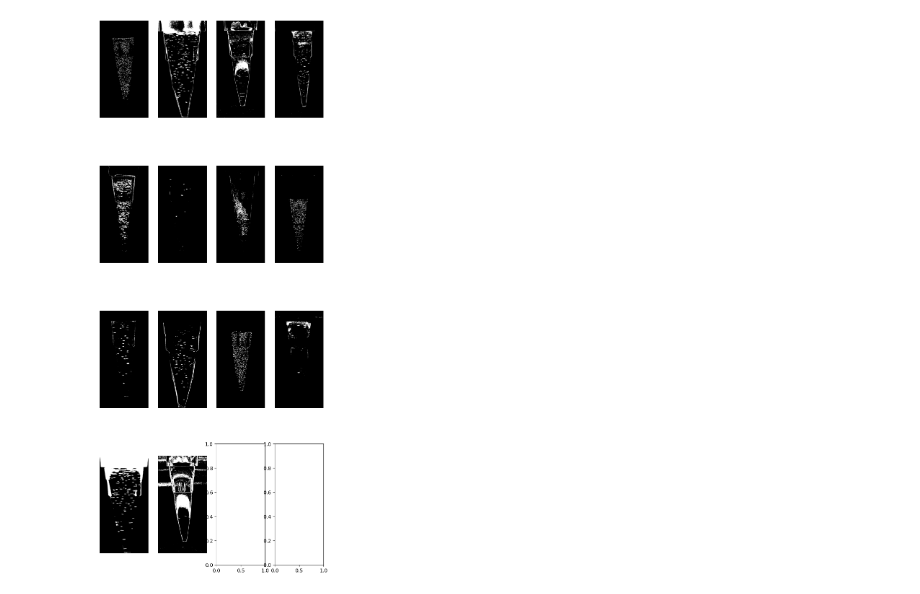
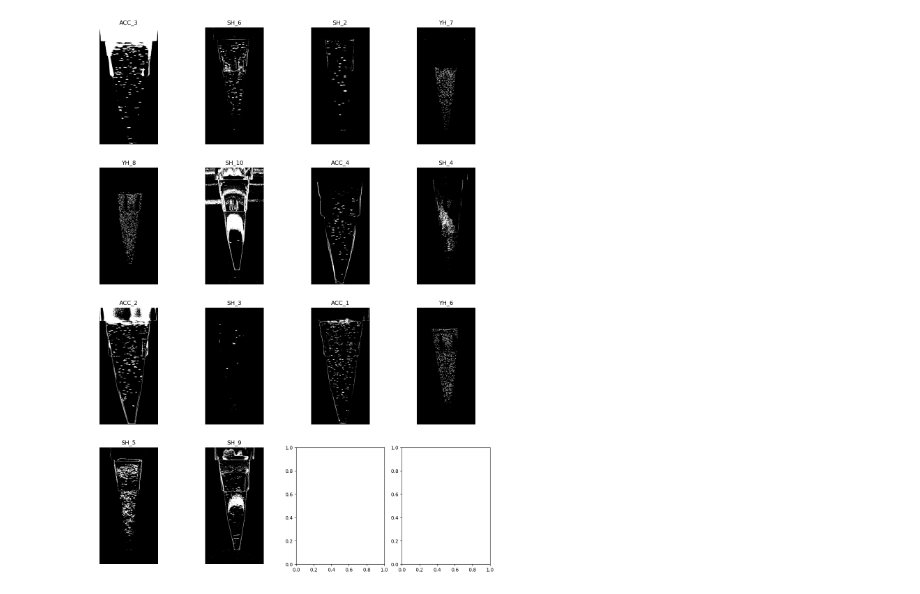
Before and after one commit to chrisdchan/gva_senior_design, a Jupyter notebook: image_processing/train-scc.ipynb, the cells around one changed output. Cells and saved outputs as stored; diff of their text form; code cells hidden in the pictures.

Commit message:
Fix softmax error in unet, update training loop

```diff
--- a/image_processing/train-scc.ipynb
+++ b/image_processing/train-scc.ipynb
@@ -3,8 +3,10 @@ from GvaDataset import GvaDataset
 from torch.utils.data import random_split, DataLoader
 import torchvision.transforms as transforms
 
+
 transform = transforms.Compose([
-    transforms.Resize((1024, 512))
+    transforms.Resize((1024, 512)),
+    transforms.RandomHorizontalFlip(p=0.5)
 ])
 
 images_path = "/projectnb/dunlop/chrisdc/gva_senior_design/image_processing/data/_Original"
@@ -40,30 +144,0 @@ ValueError: Using a target size (torch.Size([4, 1024, 512])) that is different t
-# %%
-import matplotlib.pyplot as plt
-
-with torch.no_grad():
-    fig, ax = plt.subplots(5, 3, figsize=(6, 18))
-    for i, data in enumerate(test_loader):
-        img, label, file = data
-        file = file[0]
-        img = img.to(device)
-        pred = model(img)
-        pred = pred > 0.5
-
-        img = img.to('cpu')
-        img = img.squeeze()
-        img = img.permute(1, 2, 0)
-
-        label = label.squeeze()
-
-        pred = pred.to('cpu')
-        pred = pred.squeeze()
-
-        ax[i, 0].imshow(img)
-        ax[i, 0].axis('off')
-        ax[i, 0].set_title(file + " image")
-        ax[i, 1].imshow(label, cmap='gray')
-        ax[i, 1].axis('off')
-        ax[i, 1].set_title(file + " ground truth")
-        ax[i, 2].imshow(pred, cmap='gray')
-        ax[i, 2].axis('off')
-        ax[i, 2].set_title(file + " prediction")
@@ -76,15 +233,16 @@ experiment.plot_loss()
 # %%
 import matplotlib.pyplot as plt
 
-fig, ax = plt.subplots(len(train_loader), 4, figsize=(8, 20))
+fig, ax = plt.subplots(len(train_loader), 4, figsize=(15, 20))
 for i, data in enumerate(train_loader):
-    images, labels, _ = data
+    images, labels, file = data
     for j in range(4):
         if images.shape[0] == j:
             break
         img = labels[j]
 
         ax[i, j].imshow(img, cmap='gray')
         ax[i, j].axis('off')
+        ax[i, j].set_title(file[j])
 # %% [output]
-[figure, old version]
+[figure, new version]
```
Also changed, not shown: parts of 16 cells of this notebook, 2 other files.
